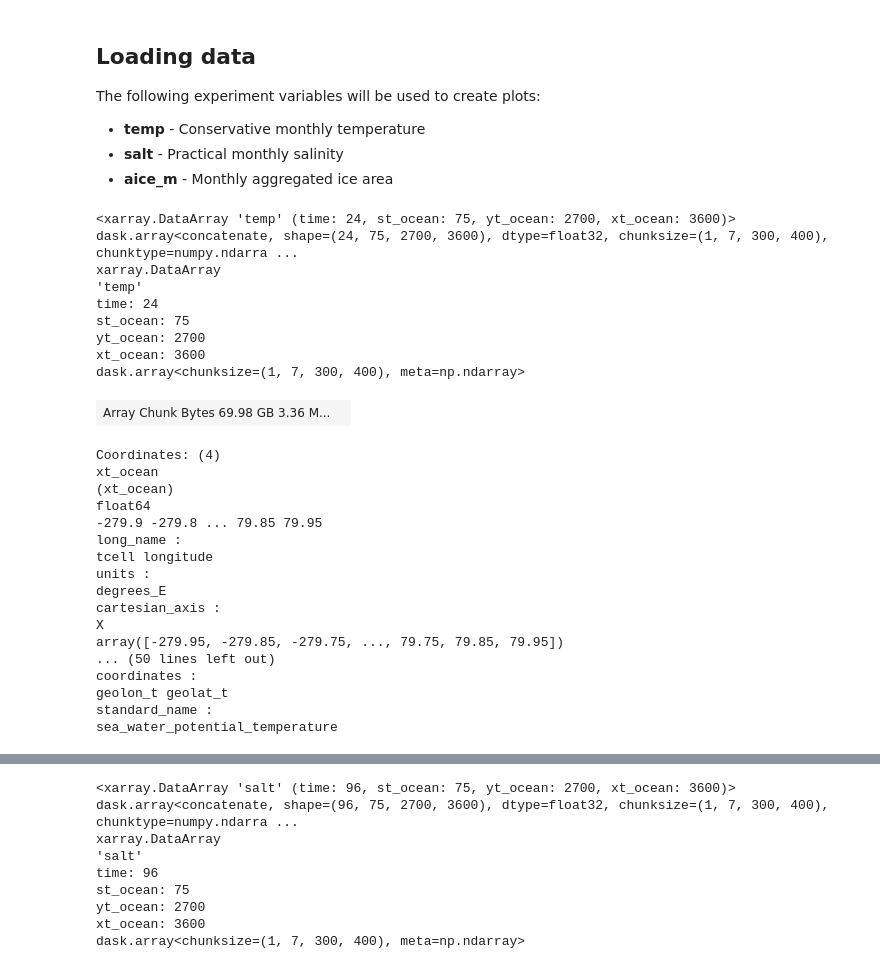
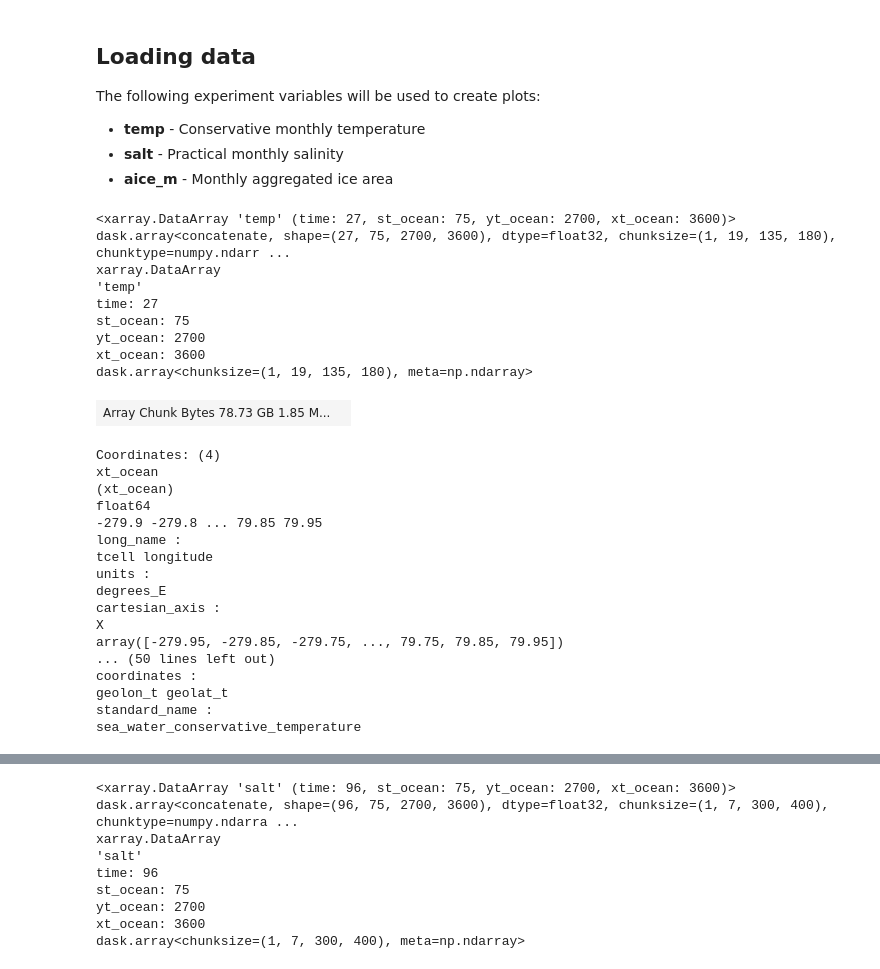
Before and after one commit to lidefi87/ACCESS_scripts_DFA, a Jupyter notebook: Scripts/0_PlottingData.ipynb, the cells around one changed output, grey strips where cells are left out. Drawn from its saved outputs; the diff is of its cells as text; code cells hidden in the pictures.

```diff
--- a/Scripts/0_PlottingData.ipynb
+++ b/Scripts/0_PlottingData.ipynb
@@ -143,7 +135,7 @@ The following experiment variables will be used to create plots:
 del tempvar01deg, salvar01deg, icevar01deg
 # %%
 #Creating variables needed to load data with querying.getvar()
-expt = '01deg_jra55v13_iaf'
+expt = '01deg_jra55v140_iaf_cycle2'
 temp_var = 'temp'
 salt_var = 'salt'
 ice_var = 'aice_m'
@@ -151,18 +143,18 @@ stime = '2010-01-01' #Only accessing data from 2010 onwards
 etime = '2011-12'
 # %%
 #Loading temperature data
-temp_array = cc.querying.getvar(expt, temp_var, session, start_time = stime, end_time = etime)
+temp_array = cc.querying.getvar(expt, temp_var, session, start_time = stime, end_time = etime, frequency='1 monthly')
 temp_array
 # %% [output]
-<xarray.DataArray 'temp' (time: 24, st_ocean: 75, yt_ocean: 2700, xt_ocean: 3600)> dask.array<concatenate, shape=(24, 75, 2700, 3600), dtype=float32, chunksize=(1, 7, 300, 400), chunktype=numpy.ndarra ...
+<xarray.DataArray 'temp' (time: 27, st_ocean: 75, yt_ocean: 2700, xt_ocean: 3600)> dask.array<concatenate, shape=(27, 75, 2700, 3600), dtype=float32, chunksize=(1, 19, 135, 180), chunktype=numpy.ndarr ...
 xarray.DataArray
 'temp'
-time: 24
+time: 27
 st_ocean: 75
 yt_ocean: 2700
 xt_ocean: 3600
-dask.array<chunksize=(1, 7, 300, 400), meta=np.ndarray>
+dask.array<chunksize=(1, 19, 135, 180), meta=np.ndarray>
-| Array Chunk Bytes 69.98 GB 3.36 M... |  |
+| Array Chunk Bytes 78.73 GB 1.85 M... |  |
 Coordinates: (4)
 xt_ocean
 (xt_ocean)
@@ -179,7 +171,7 @@ array([-279.95, -279.85, -279.75, ..., 79.75, 79.85, 79.95])
 coordinates :
 geolon_t geolat_t
 standard_name :
-sea_water_potential_temperature
+sea_water_conservative_temperature
 # %%
 #Selecting temperature data from the top 10 m of the water column and from 30S towards Antarctica
 #Calculating the mean temperatures for the first 10 meters of the water column
```
Also changed, not shown: parts of 9 cells of this notebook, 7 other files.
